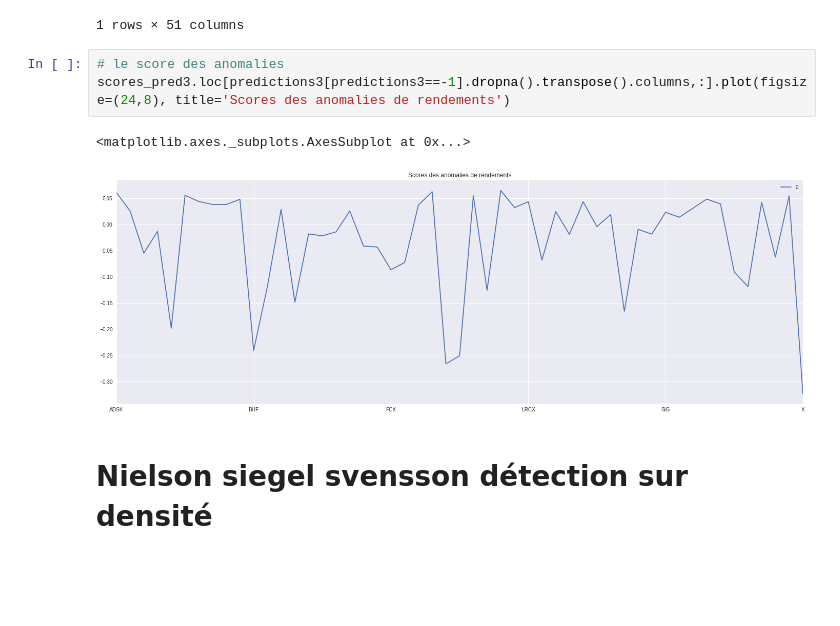
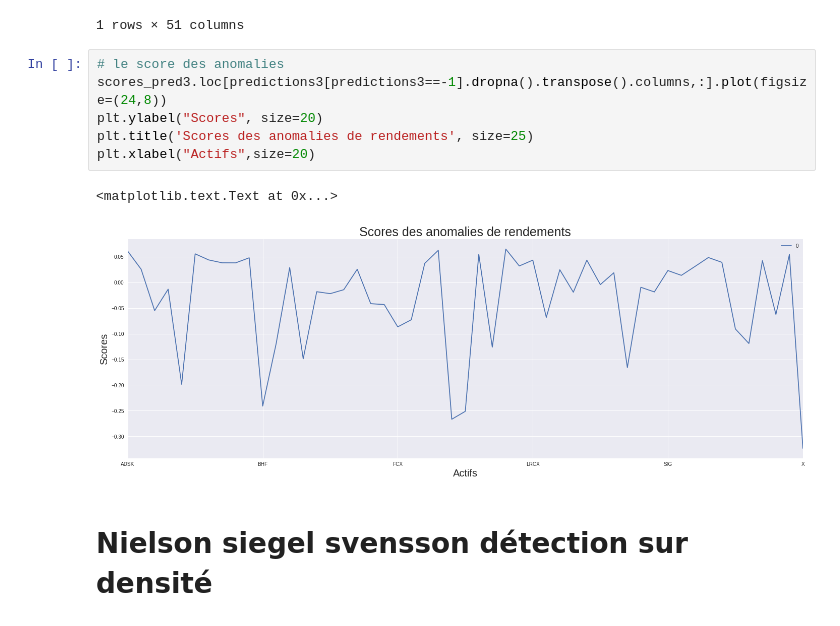
Before and after one commit to kevin0201/Isolation_Actifs, a Jupyter notebook: financial_data.ipynb, the cells around one changed output. Drawn from its saved outputs; the diff is of its cells as text; blank space fills up the shorter version.

```diff
--- a/financial_data.ipynb
+++ b/financial_data.ipynb
@@ -256,10 +258,13 @@ scores_pred3.loc[predictions3[predictions3==-1].dropna().transpose().columns,:].
 1 rows × 51 columns
 # %%
 # le score des anomalies
-scores_pred3.loc[predictions3[predictions3==-1].dropna().transpose().columns,:].plot(figsize=(24,8), title='Scores des anomalies de rendements')
+scores_pred3.loc[predictions3[predictions3==-1].dropna().transpose().columns,:].plot(figsize=(24,8))
+plt.ylabel("Scores", size=20)
+plt.title('Scores des anomalies de rendements', size=25)
+plt.xlabel("Actifs",size=20)
 # %% [output]
-<matplotlib.axes._subplots.AxesSubplot at 0x...>
+<matplotlib.text.Text at 0x...>
-[figure, old version]
+[figure, new version]
 # %% [markdown]
 # Nielson siegel svensson détection sur densité
 # %%
```
Also changed, not shown: parts of 4 cells of this notebook.
